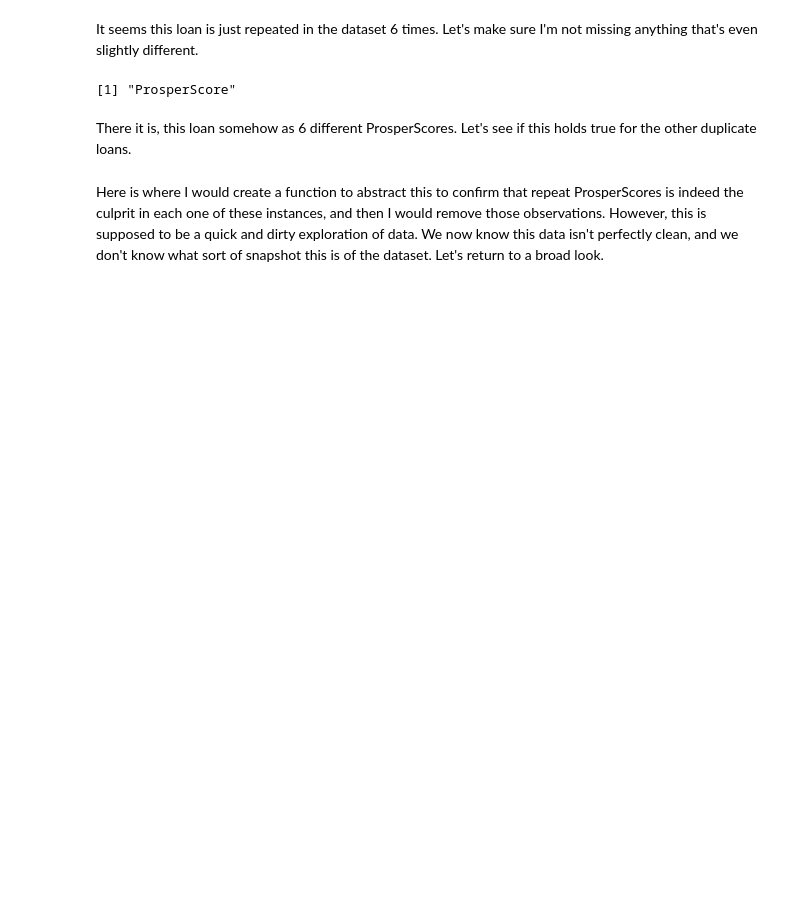
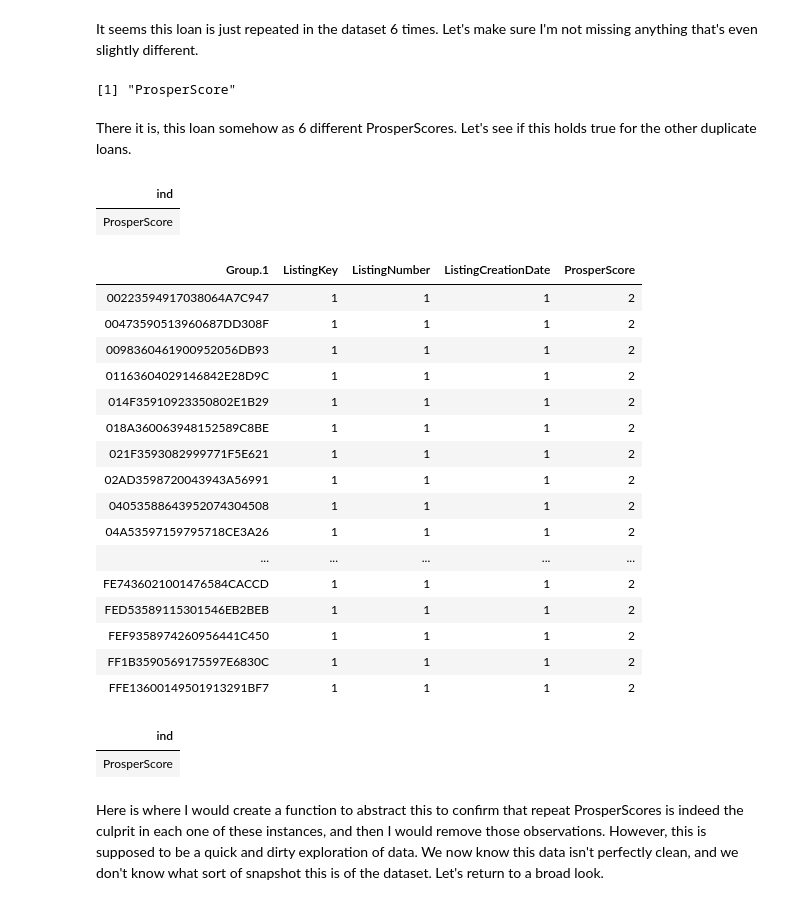
Before and after one commit to timdef/ProsperLoanEDA, a Jupyter notebook: UnivariateExploration.ipynb, the cells around one changed output. Drawn from its saved outputs; the diff is of its cells as text; code cells hidden in the pictures; blank space fills up the shorter version.

Commit message:
Prove what columns contain multiple values for duplicate keys.

```diff
--- a/UnivariateExploration.ipynb
+++ b/UnivariateExploration.ipynb
@@ -140,5 +120,52 @@ names(multiple_values[multiple_values > 1])
 # %% [markdown]
 There it is, this loan somehow as 6 different ProsperScores. Let's see if this holds true for the other duplicate loans.
+# %%
+#Create vector of the duplicate keys.
+duplicate_keys <- loans %>%
+group_by(ListingKey) %>%
+summarise(count = n()) %>%
+filter(count > 1) %>%
+select(ListingKey)
+# %%
+duplicate_loans <- loans %>% filter(ListingKey %in% duplicate_keys[[1]])
+#Count distinct values in each column by key.
+value_count <- aggregate(duplicate_loans, list(duplicate_loans$ListingKey), n_distinct)
+#Note: loans could repeat same value, but that is fine to me.
+# %%
+value_count_long <- stack(value_count, select=names(value_count[-1]))
+value_count_long %>% filter(values > 2) %>% select(ind) %>% unique
+# %% [output]
+| ind |
+| ProsperScore |
+# %%
+#Simplified value_count stack test.
+#Create simplified dframe
+simplified <- value_count[,c(1:4, 17)]
+simplified
+
+long_format <- stack(simplified, select=names(simplified[-1]))
+#get the unique column name of any column with multiple, uniqe values
+long_format %>% filter(values > 2) %>% select(ind) %>% unique
+# %% [output]
+| Group.1 | ListingKey | ListingNumber | ListingCreationDate | ProsperScore |
+| 00223594917038064A7C947 | 1 | 1 | 1 | 2 |
+| 00473590513960687DD308F | 1 | 1 | 1 | 2 |
+| 0098360461900952056DB93 | 1 | 1 | 1 | 2 |
+| 01163604029146842E28D9C | 1 | 1 | 1 | 2 |
+| 014F35910923350802E1B29 | 1 | 1 | 1 | 2 |
+| 018A360063948152589C8BE | 1 | 1 | 1 | 2 |
+| 021F3593082999771F5E621 | 1 | 1 | 1 | 2 |
+| 02AD3598720043943A56991 | 1 | 1 | 1 | 2 |
+| 04053588643952074304508 | 1 | 1 | 1 | 2 |
+| 04A53597159795718CE3A26 | 1 | 1 | 1 | 2 |
+| ... | ... | ... | ... | ... |
+| FE7436021001476584CACCD | 1 | 1 | 1 | 2 |
+| FED53589115301546EB2BEB | 1 | 1 | 1 | 2 |
+| FEF9358974260956441C450 | 1 | 1 | 1 | 2 |
+| FF1B3590569175597E6830C | 1 | 1 | 1 | 2 |
+| FFE13600149501913291BF7 | 1 | 1 | 1 | 2 |
+| ind |
+| ProsperScore |
 # %% [markdown]
 Here is where I would create a function to abstract this to confirm that repeat ProsperScores is indeed the culprit in each one of these instances, and then I would remove those observations. However, this is supposed to be a quick and dirty exploration of data. We now know this data isn't perfectly clean, and we don't know what sort of snapshot this is of the dataset. Let's return to a broad look.
 # %%
```
Also changed, not shown: parts of 2 cells of this notebook.
